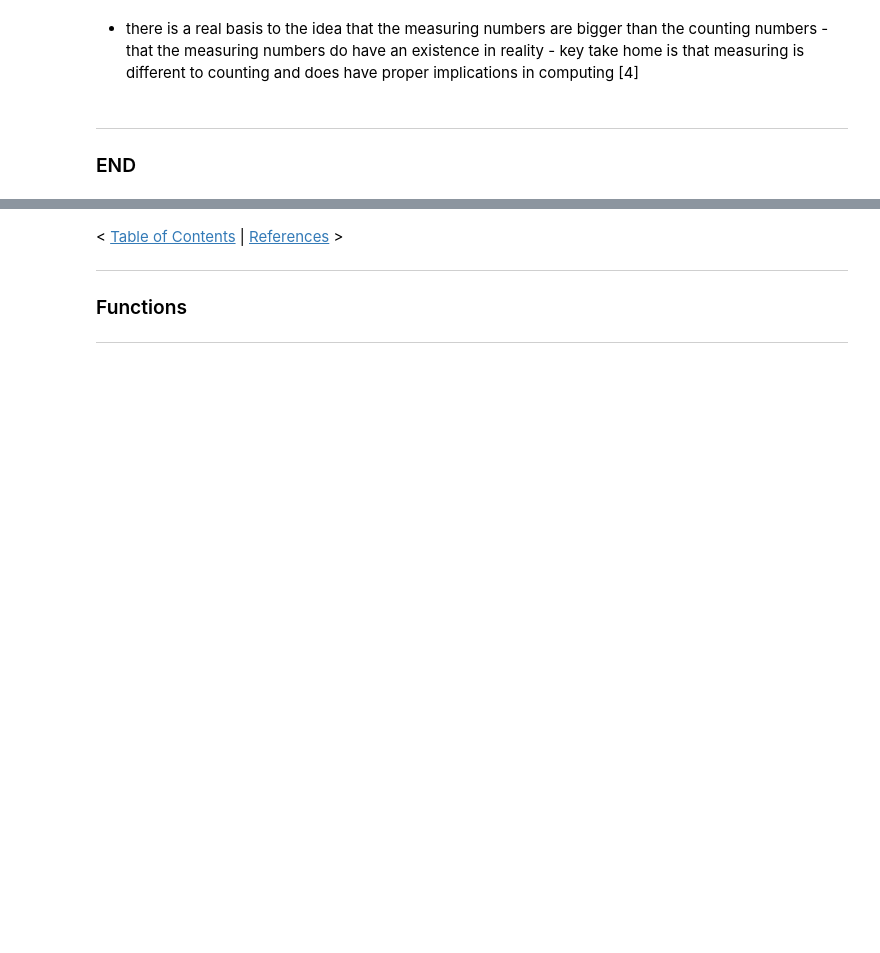
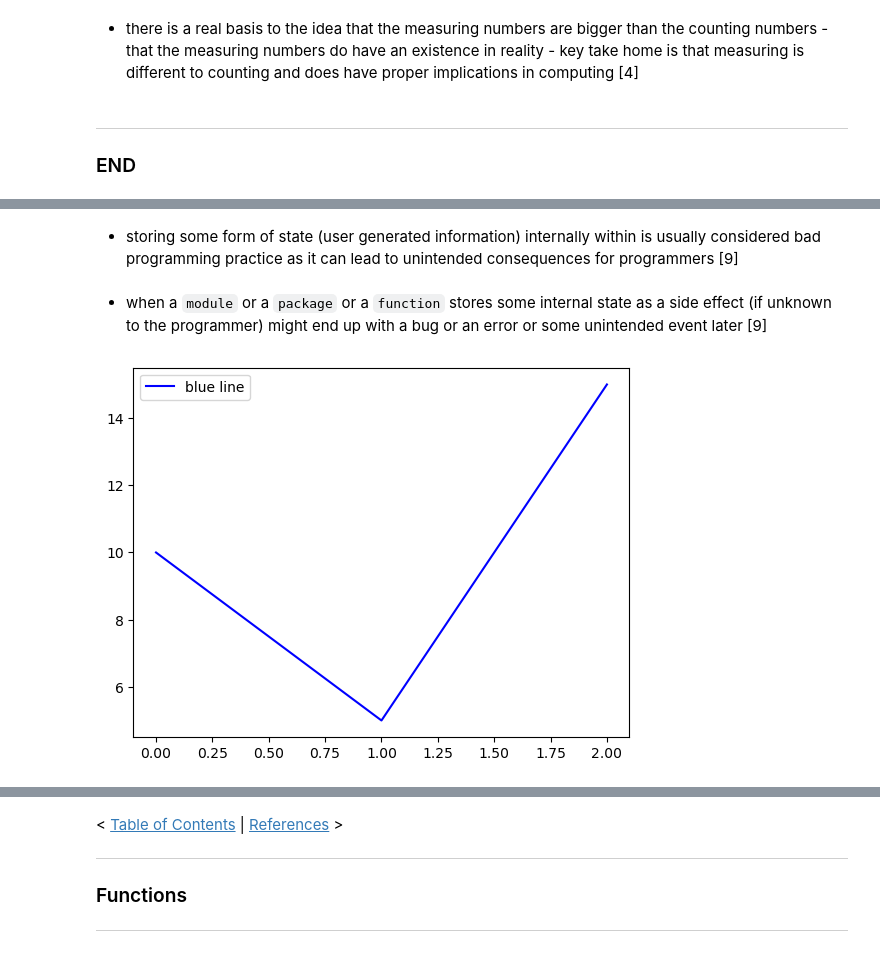
Before and after one commit to SeanOhAileasa/mls-machine-learning-statistics, a Jupyter notebook: mls-machine-learning-statistics.ipynb, the cells around one changed output, grey strips where cells are left out. Cells and saved outputs as stored; diff of their text form; code cells hidden in the pictures; blank space fills up the shorter version.

```diff
--- a/mls-machine-learning-statistics.ipynb
+++ b/mls-machine-learning-statistics.ipynb
@@ -741,0 +901,9 @@ $$? \leftrightarrow 0.2015...$$
+# %% [markdown]
+- storing some form of state (user generated information) internally within is usually considered bad programming practice as it can lead to unintended consequences for programmers [9]
+# %% [markdown]
+- when a ``module`` or a ``package`` or a ``function`` stores some internal state as a side effect (if unknown to the programmer) might end up with a bug or an error or some unintended event later [9]
+# %%
+plt.plot([10,5,15],"b-",label="blue line")
+plt.legend(); # not forget label
+# %% [output]
+[figure, added]
```
Also changed, not shown: parts of 101 cells of this notebook.
